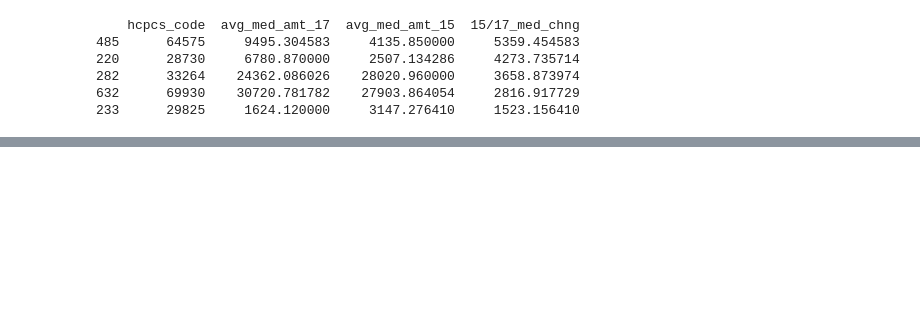
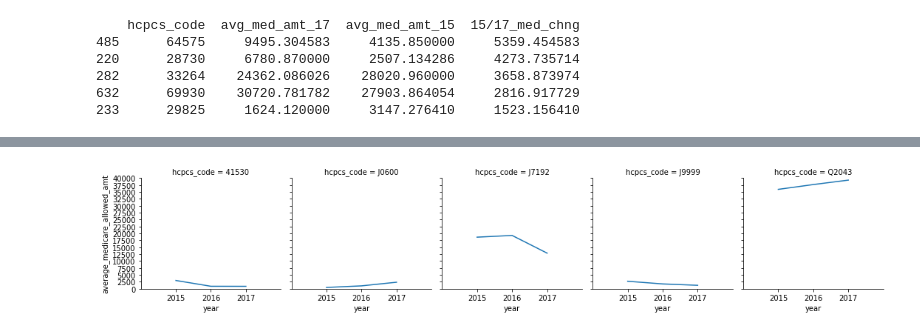
Before and after one commit to adamtsuch21/healthcare-bluebook-red-team, a Jupyter notebook: AT_option2.ipynb, the cells around one changed output, grey strips where cells are left out. Saved outputs shown, nothing was run; the diff lists cells and outputs as text; code cells hidden in the pictures; blank space fills up the shorter version.

Commit message:
option 2 medicare dfs

```diff
--- a/AT_option2.ipynb
+++ b/AT_option2.ipynb
@@ -843,0 +705,6 @@ phys_srvc_of_1517.to_csv('srvc_org_fac_1517.csv')
+# %%
+phys_zip_15 = phys_zip_15.drop(columns={'npi', 'nppes_provider_zip', 'place_of_service'})
+# %%
+phys_15_medio_top5 = phys_zip_15.groupby('hcpcs_code').mean()
+phys_15_medio_top5 = phys_15_medio_top5.reset_index()
+print(phys_15_medio_top5)
@@ -843,0 +726,5 @@ phys_srvc_of_1517.to_csv('srvc_org_fac_1517.csv')
+# %%
+phys_15_medio_top5 = phys_15_medio_top5[phys_15_medio_top5["hcpcs_code"].isin(['41530', 'J0600', 'J7192', 'J9999', 'Q2043'])]
+phys_15_medio_top5['year'] = 2015
+phys_15_medio_top5 = phys_15_medio_top5.drop(columns={'bene_day_srvc_cnt'})
+print(phys_15_medio_top5)
@@ -843,0 +738,3 @@ phys_srvc_of_1517.to_csv('srvc_org_fac_1517.csv')
+# %%
+phys_medio_top5 = pd.concat([phys_17_medio_top5, phys_16_medio_top5, phys_15_medio_top5], ignore_index=True)
+print(phys_medio_top5)
@@ -843,0 +758,6 @@ phys_srvc_of_1517.to_csv('srvc_org_fac_1517.csv')
+# %%
+import seaborn as sns
+g = sns.FacetGrid(phys_medio_top5, col="hcpcs_code").set(xlim=(2014, 2018), ylim=(0, 40000), xticks=[2015, 2016, 2017], yticks=[0, 2500, 5000, 7500, 10000, 12500, 15000, 17500, 20000, 22500, 25000, 27500, 30000, 32500, 35000, 37500, 40000])
+g = g.map(plt.plot, "year", "average_medicare_allowed_amt")
+# %% [output]
+[figure, added]
```
Also changed, not shown: parts of 131 cells of this notebook, 17 other files.
